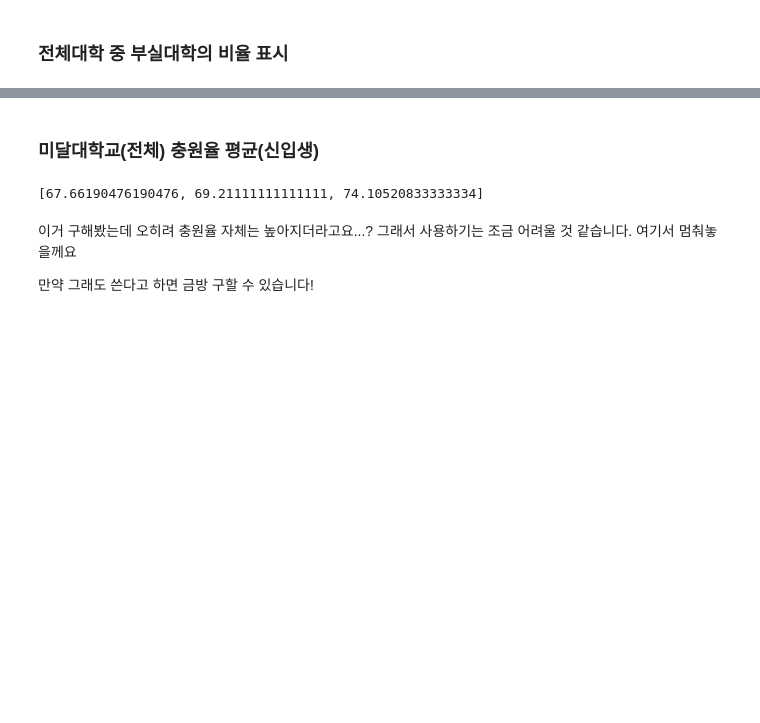
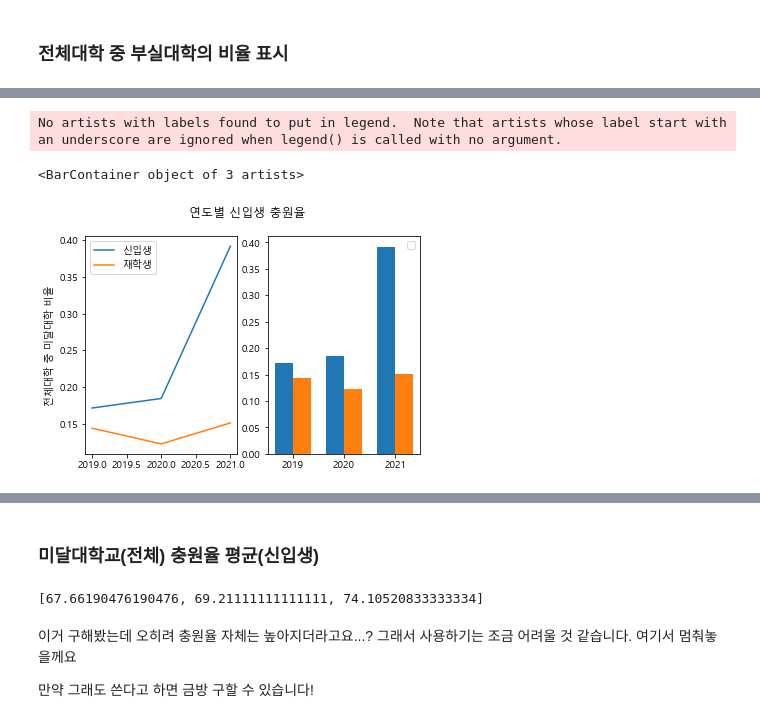
Before and after one commit to JngMkk/MLP_4_Project, a Jupyter notebook: jm_data/visualization.ipynb, the cells around one changed output, grey strips where cells are left out. Drawn from its saved outputs; the diff is of its cells as text; code cells hidden in the pictures; blank space fills up the shorter version.

```diff
--- a/jm_data/visualization.ipynb
+++ b/jm_data/visualization.ipynb
@@ -29,0 +16,15 @@ plt.legend(loc='best')
+# %%
+rate_df = pd.read_csv('./data/under_rate.csv', index_col=0)
+print(rate_df)
+print(rate_df.values)
+print(type(rate_df.values))
+
+f_man_list = []
+not_f_man_list = []
+
+for i in range(3):
+    f_man_list.append(rate_df.values[i][0])
+    not_f_man_list.append(rate_df.values[i][1])
+
+print(f_man_list)
+print(not_f_man_list)
@@ -29,0 +42,21 @@ plt.legend(loc='best')
+# %%
+
+fig, (ax1, ax2) = plt.subplots(1, 2)
+fig.suptitle('연도별 신입생 충원율')
+
+width = 0.35
+
+ax1.plot(rate_df.index, rate_df.values, label=['신입생', '재학생'])
+ax1.set_ylabel('전체대학 중 미달대학 비율')
+
+ax1.legend()
+
+ax2.bar(rate_df.index - width/2, f_man_list, width, label='신입생')
+ax2.bar(rate_df.index + width/2, not_f_man_list, width, label='재학생')
+
+# ax2.bar_label(rects1, padding=3)
+# ax2.bar_label(rects2, padding=3)
+# %% [output]
+No artists with labels found to put in legend.  Note that artists whose label start with an underscore are ignored when legend() is called with no argument.
+<BarContainer object of 3 artists>
+[figure, added]
```
Also changed, not shown: parts of 6 cells of this notebook, 1 other file.
